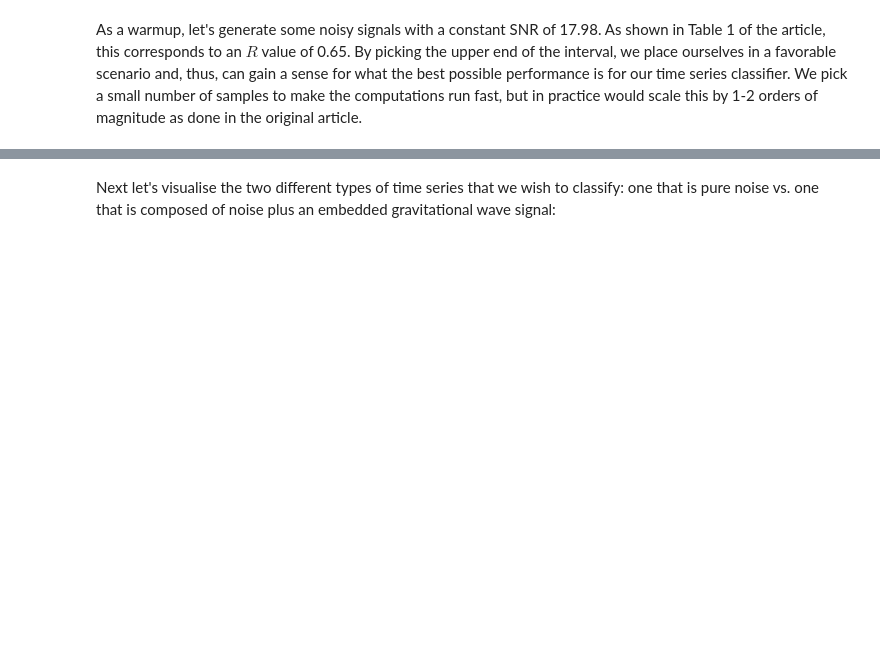
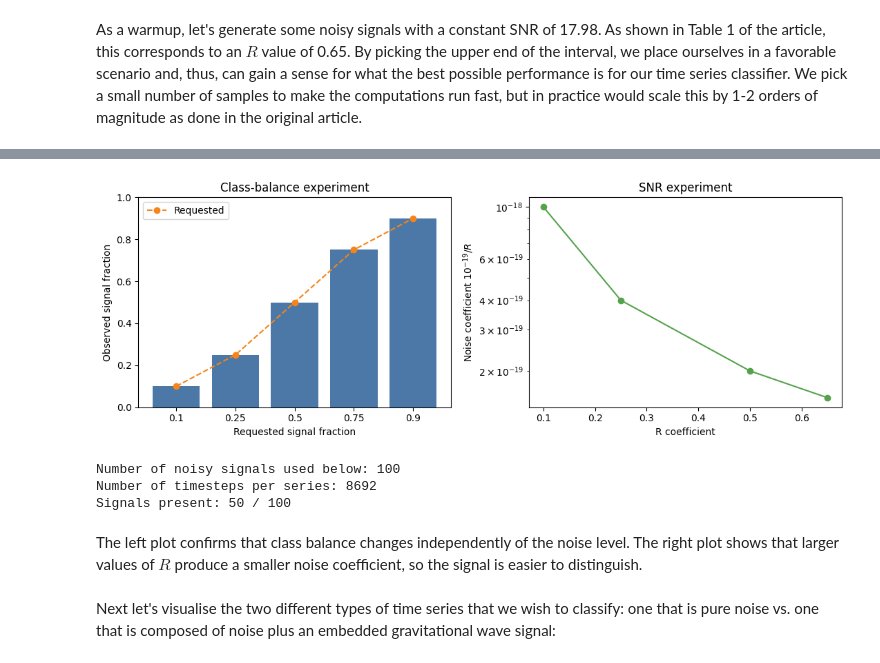
Before and after one commit to Arielo00/LIGOGravitationalWavesWithTDA, a Jupyter notebook: Code/gravitational_waves_detection.ipynb, the cells around one changed output, grey strips where cells are left out. Drawn from its saved outputs; the diff is of its cells as text; code cells hidden in the pictures; blank space fills up the shorter version.

Commit message:
Images
Updated version displaying the ipynb images

```diff
--- a/Code/gravitational_waves_detection.ipynb
+++ b/Code/gravitational_waves_detection.ipynb
@@ -101,3 +100,60 @@ Number of timesteps per series: 8692
+# %%
+import matplotlib.pyplot as plt
+
+n_signals = 100
+balance_rates = [0.10, 0.25, 0.50, 0.75, 0.90]
+balance_observed = []
+
+for case_index, positive_rate in enumerate(balance_rates):
+    noisy_case, signal_case, labels_case = make_gravitational_waves(
+        path_to_data=Path("."),
+        n_signals=n_signals,
+        r_min=0.65,
+        r_max=0.65,
+        n_snr_values=1,
+        signal_probability=positive_rate,
+        random_state=RANDOM_STATE + case_index,
+    )
+    balance_observed.append(labels_case.mean())
+
+    # The 50/50 case is used in the rest of the notebook.
+    if positive_rate == 0.50:
+        noisy_signals = noisy_case
+        gw_signals = signal_case
+        labels = labels_case
+
+snr_values = np.array([0.10, 0.25, 0.50, 0.65])
+noise_coefficients = 10 ** (-19) / snr_values
+
+fig, axes = plt.subplots(1, 2, figsize=(11, 4))
+
+axes[0].bar([str(rate) for rate in balance_rates], balance_observed, color="#4C78A8")
+axes[0].plot([str(rate) for rate in balance_rates], balance_rates, "o--", color="#F58518", label="Requested")
+axes[0].set_title("Class-balance experiment")
+axes[0].set_xlabel("Requested signal fraction")
+axes[0].set_ylabel("Observed signal fraction")
+axes[0].set_ylim(0, 1)
+axes[0].legend()
+
+axes[1].plot(snr_values, noise_coefficients, "o-", color="#54A24B")
+axes[1].set_title("SNR experiment")
+axes[1].set_xlabel("R coefficient")
+axes[1].set_ylabel(r"Noise coefficient $10^{-19}/R$")
+axes[1].set_yscale("log")
+
+plt.tight_layout()
+plt.show()
+
+print(f"Number of noisy signals used below: {len(noisy_signals)}")
+print(f"Number of timesteps per series: {len(noisy_signals[0])}")
+print(f"Signals present: {labels.sum()} / {len(labels)}")
+# %% [output]
+[figure, added]
+Number of noisy signals used below: 100
+Number of timesteps per series: 8692
+Signals present: 50 / 100
+# %% [markdown]
+The left plot confirms that class balance changes independently of the noise level. The right plot shows that larger values of $R$ produce a smaller noise coefficient, so the signal is easier to distinguish.
 # %% [markdown]
 Next let's visualise the two different types of time series that we wish to classify: one that is pure noise vs. one that is composed of noise plus an embedded gravitational wave signal:
 # %%
```
Also changed, not shown: parts of 19 cells of this notebook.
